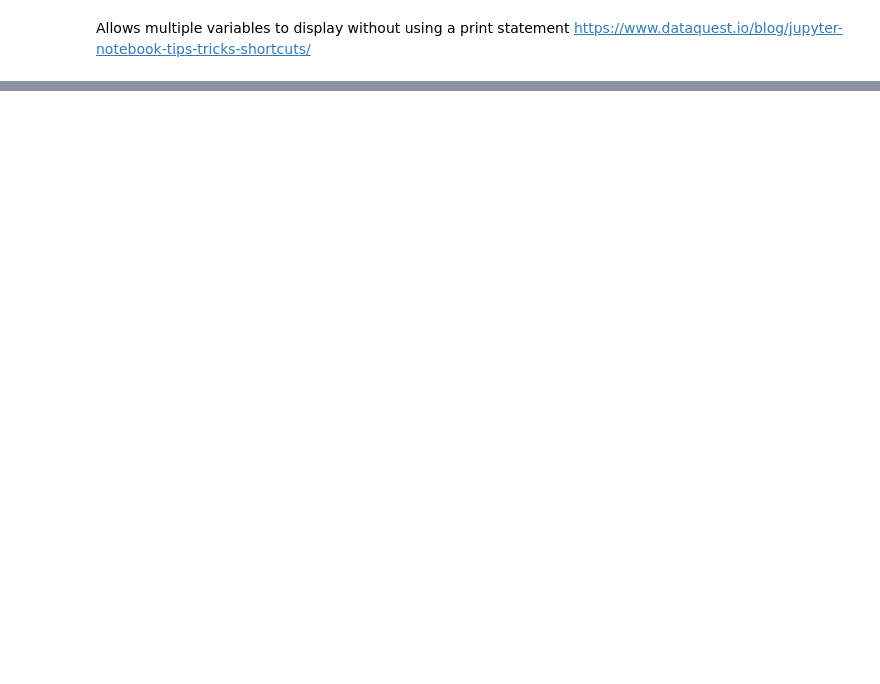
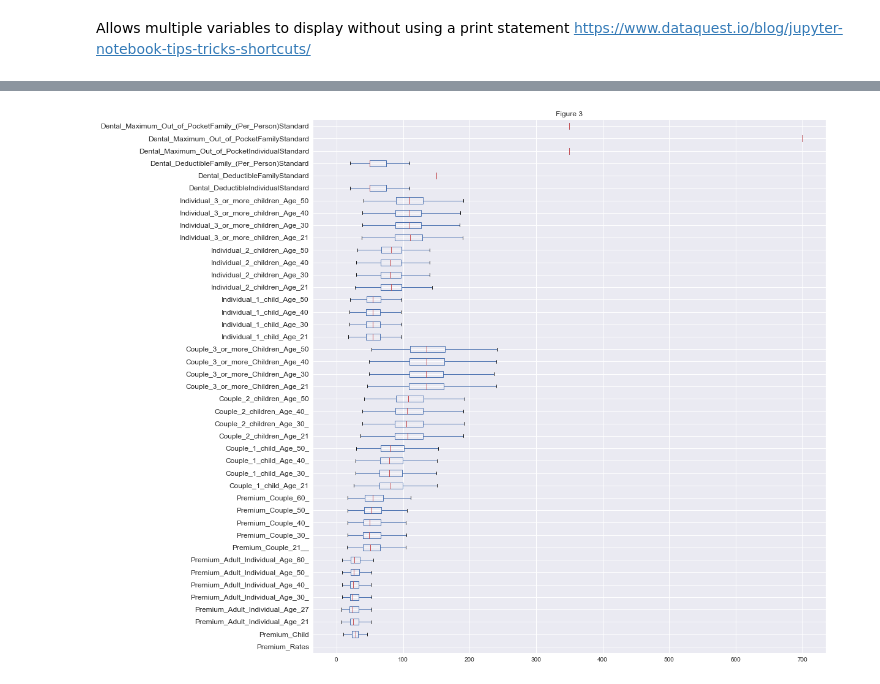
Before and after one commit to rlisbona/2017_MSDS_7331_DataMining, a Jupyter notebook: Paper/Data Mining project 1-Copy1.ipynb, the cells around one changed output, grey strips where cells are left out. Cells and saved outputs as stored; diff of their text form; code cells hidden in the pictures; blank space fills up the shorter version.

```diff
--- a/Paper/Data Mining project 1-Copy1.ipynb
+++ b/Paper/Data Mining project 1-Copy1.ipynb
@@ -232,0 +271,6 @@ sns.stripplot(data = df, x='State_Code', y='Individual_1_child_Age_21')
+# %%
+f, ax = plt.subplots(figsize=(15,16))
+ax.set_title('Figure 3')
+ax = df.boxplot(vert=False)
+# %% [output]
+[figure, added]
```
Also changed, not shown: parts of 64 cells of this notebook.
